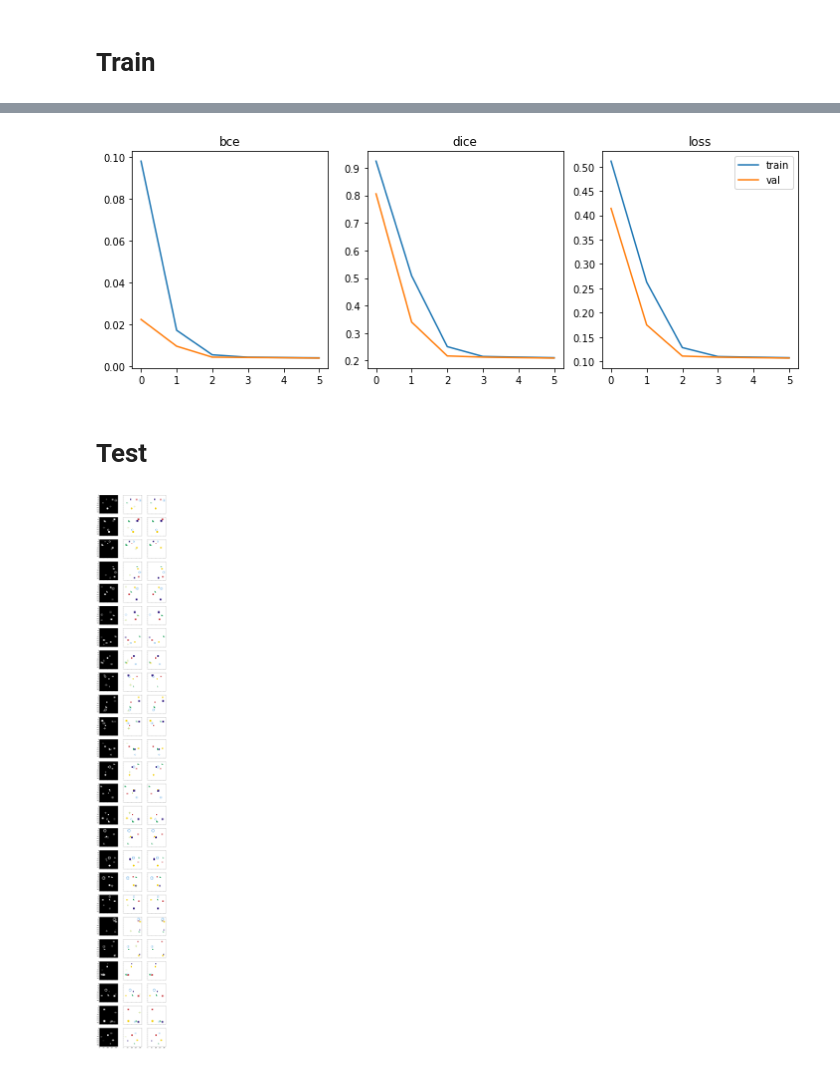
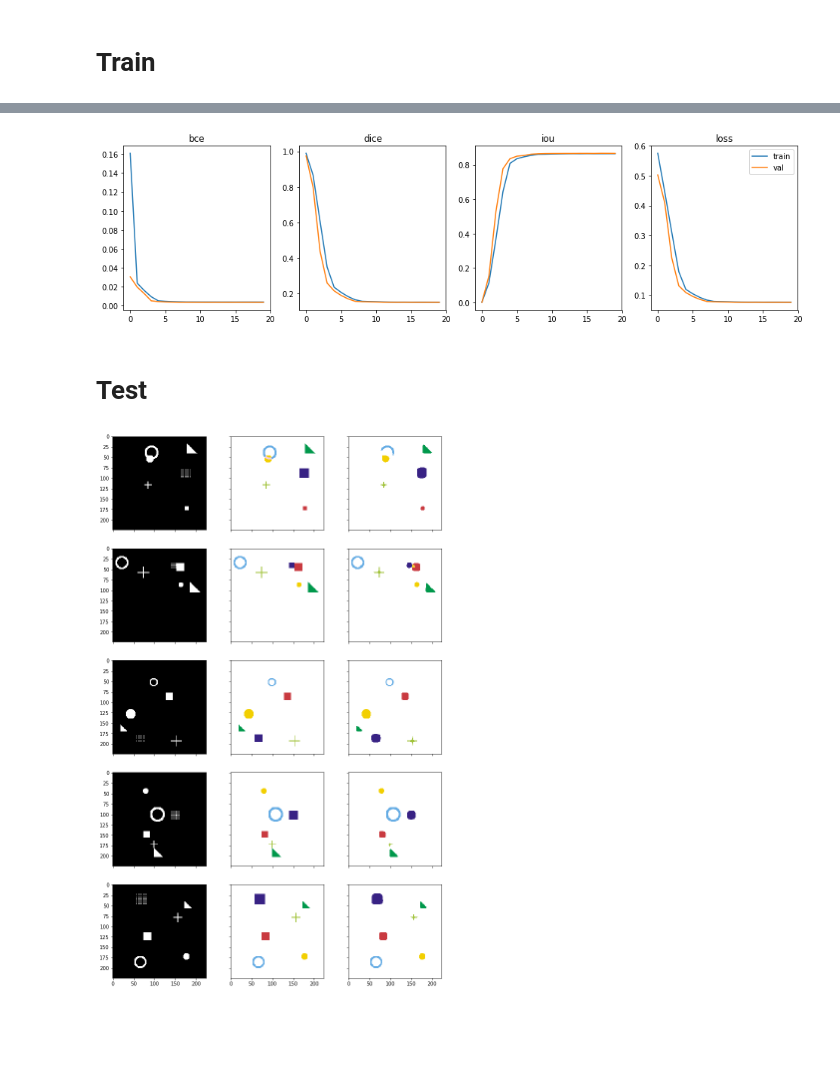
Before and after one commit to jinglescode/meditorch, a Jupyter notebook: demo/unet_resnet_synthetic_images_segmentation.ipynb, the cells around one changed output, grey strips where cells are left out. Cells and saved outputs as stored; diff of their text form; code cells hidden in the pictures; blank space fills up the shorter version.

```diff
--- a/demo/unet_resnet_synthetic_images_segmentation.ipynb
+++ b/demo/unet_resnet_synthetic_images_segmentation.ipynb
@@ -29,8 +11,8 @@ from meditorch.datasets import SyntheticImagesMasks
 from torch.utils.data import DataLoader
 syndata = SyntheticImagesMasks()
 
-train_set_synthetic = SyntheticImagesMasks(size=2000)
-val_set_synthetic = SyntheticImagesMasks(size=200)
+train_set_synthetic = SyntheticImagesMasks(size=1000)
+val_set_synthetic = SyntheticImagesMasks(size=100)
 
 batch_size = 25
 
@@ -74,10 +55,8 @@ from torch.optim import lr_scheduler
 from meditorch.nn import Trainer
 
 optimizer_func = optim.Adam(model.parameters(), lr=1e-4)
+scheduler = lr_scheduler.StepLR(optimizer_func, step_size=4, gamma=0.1)
 
-lr_scheduler = lr_scheduler.StepLR(optimizer_func, step_size=3, gamma=0.1)
-
-trainer = Trainer(model, optimizer=optimizer_func, scheduler=lr_scheduler)
-
-trainer.train_model(dataloaders_synthetic, num_epochs=6)
+trainer = Trainer(model, optimizer=optimizer_func, scheduler=scheduler)
+trainer.train_model(dataloaders_synthetic, num_epochs=20)
 # %% [output]
@@ -101,11 +80,12 @@ Best val loss: 0.106663
-[figure, old version]
+[figure, new version]
 # %% [markdown]
 # Test
 # %%
-from meditorch.utils.plot import plot_image_truemask_predictedmask
-
 images, masks = next(iter(dataloaders_synthetic['val']))
 preds = trainer.predict(images)
-plot_image_truemask_predictedmask(images, masks, preds)
+
+from meditorch.utils.plot import plot_image_truemask_predictedmask
+num_samples = 5
+plot_image_truemask_predictedmask(images[:num_samples], masks[:num_samples], preds[:num_samples])
 # %% [output]
-[figure, old version]
+[figure, new version]
```
Also changed, not shown: parts of 3 cells of this notebook.
